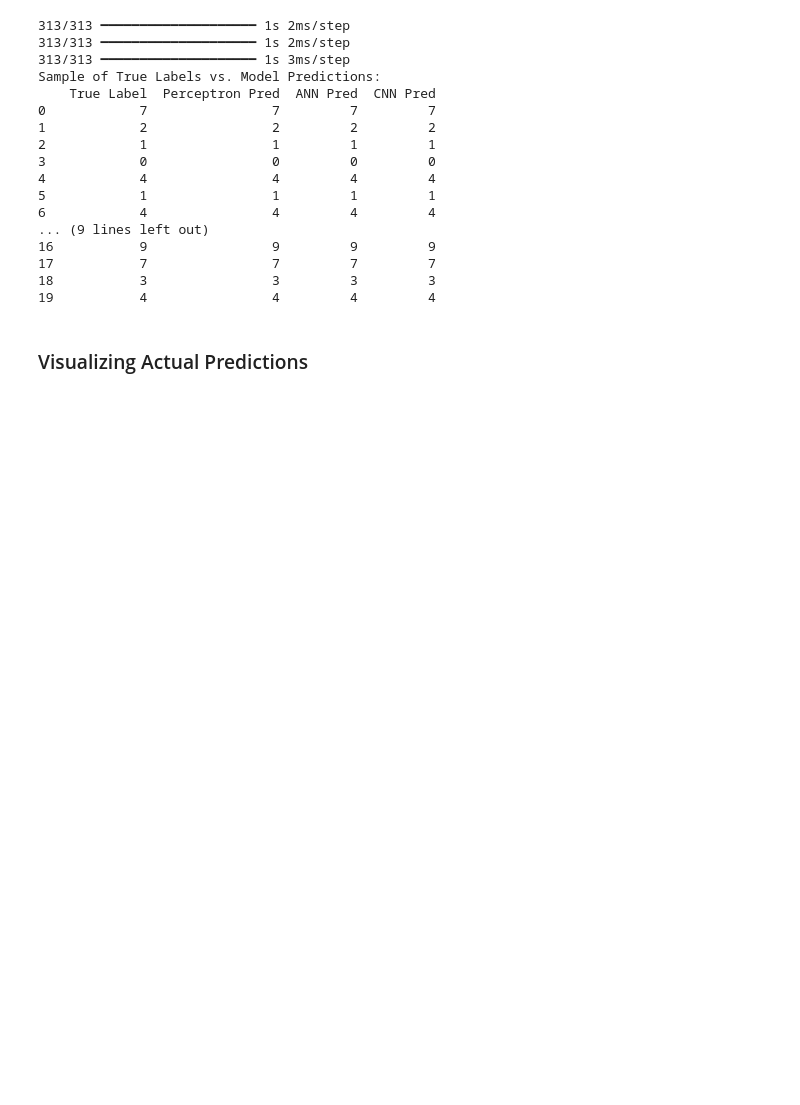
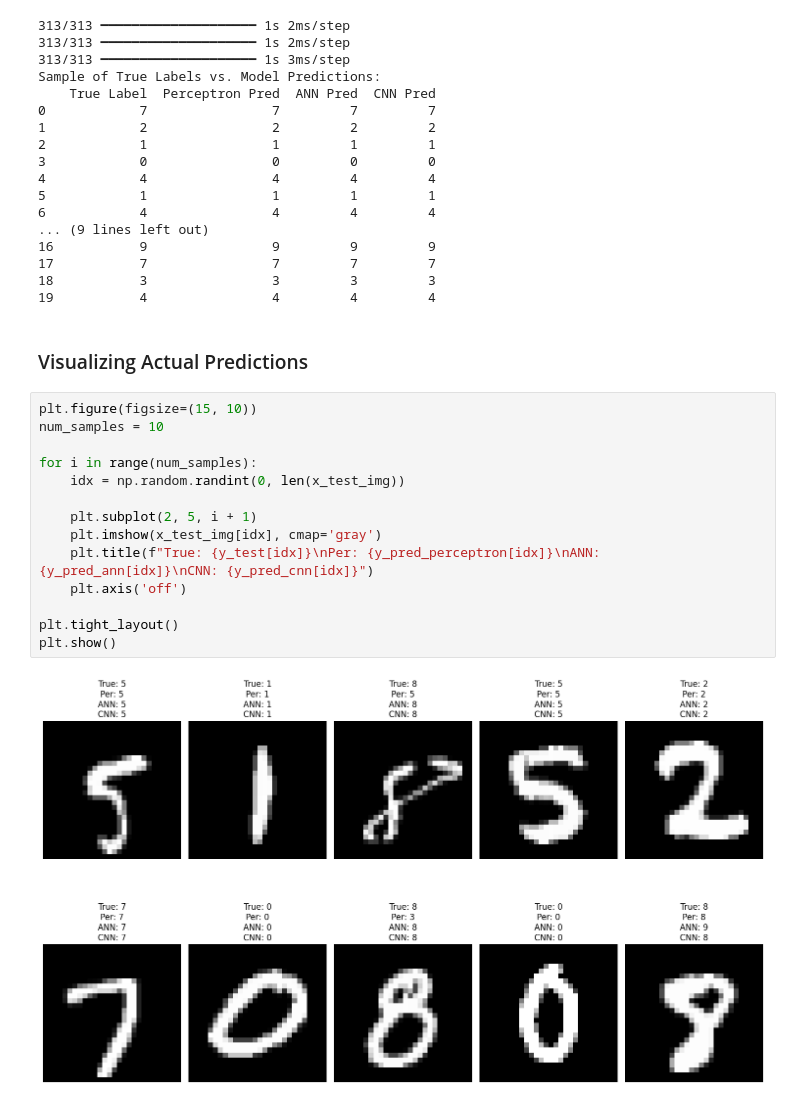
Before and after one commit to Sathvara-Amitkumar/CNN_DL, a Jupyter notebook: MNIST_image_classification.ipynb, the cells around one changed output. Saved outputs shown, nothing was run; the diff lists cells and outputs as text; blank space fills up the shorter version.

```diff
--- a/MNIST_image_classification.ipynb
+++ b/MNIST_image_classification.ipynb
@@ -339,3 +339,19 @@ Sample of True Labels vs. Model Predictions:
 19           4                4         4         4
 # %% [markdown]
 ### Visualizing Actual Predictions
+# %%
+plt.figure(figsize=(15, 10))
+num_samples = 10
+
+for i in range(num_samples):
+    idx = np.random.randint(0, len(x_test_img))
+
+    plt.subplot(2, 5, i + 1)
+    plt.imshow(x_test_img[idx], cmap='gray')
+    plt.title(f"True: {y_test[idx]}\nPer: {y_pred_perceptron[idx]}\nANN: {y_pred_ann[idx]}\nCNN: {y_pred_cnn[idx]}")
+    plt.axis('off')
+
+plt.tight_layout()
+plt.show()
+# %% [output]
+[figure, added]
```
